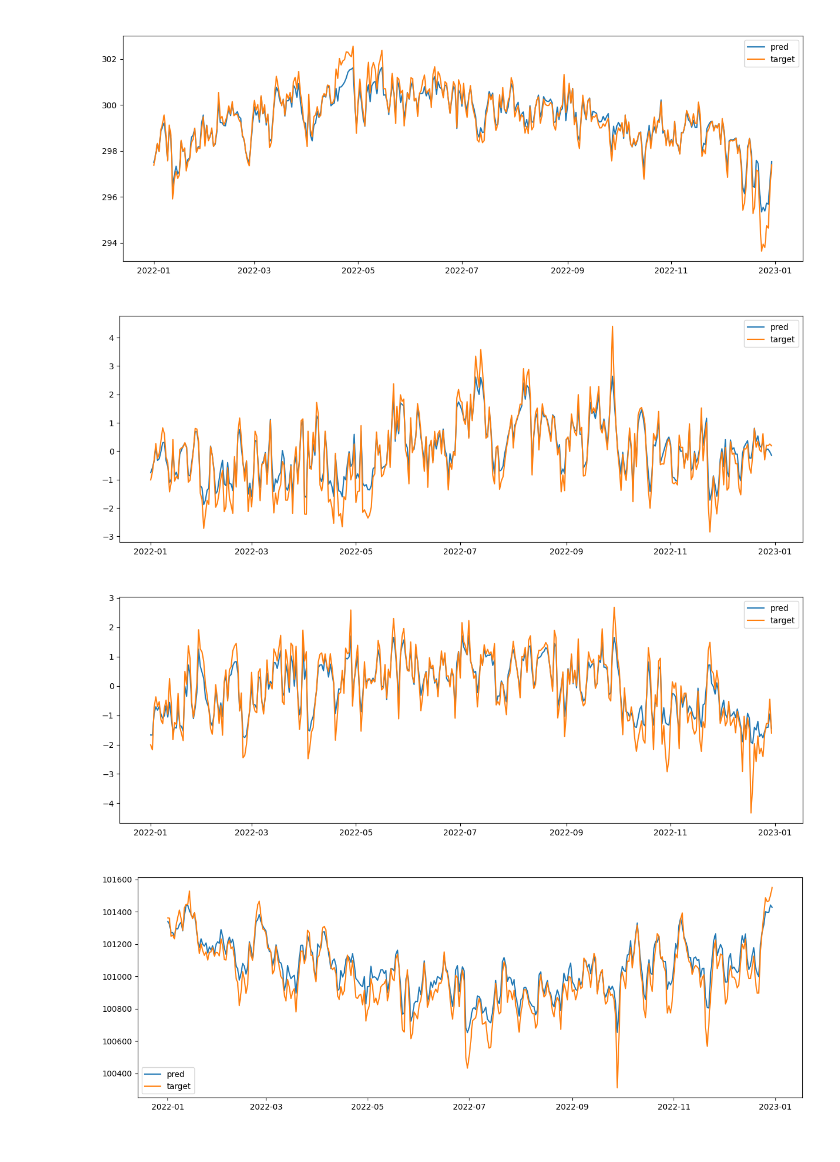
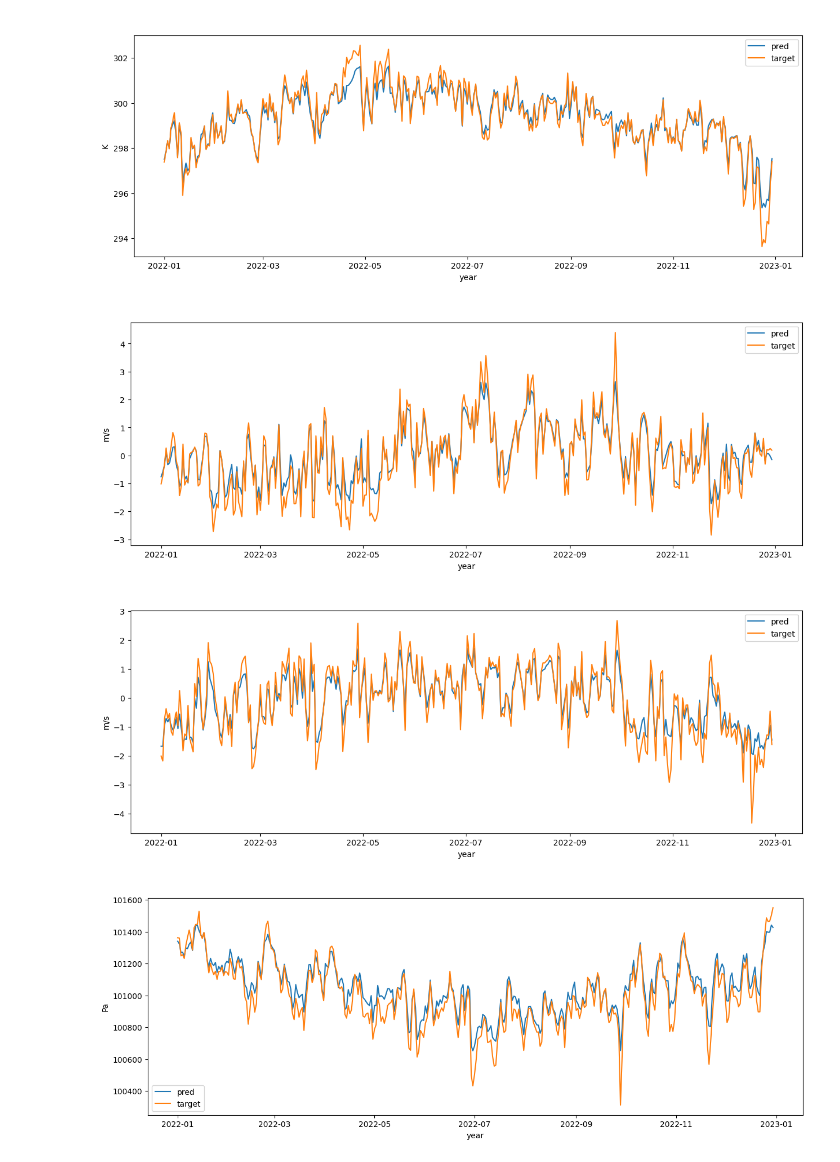
Before and after one commit to ToNguyenNgocNguyen/Weather_Forecast_in_HCM, a Jupyter notebook: prediction.ipynb, the cells around one changed output. Drawn from its saved outputs; the diff is of its cells as text; code cells hidden in the pictures.

```diff
--- a/prediction.ipynb
+++ b/prediction.ipynb
@@ -36,22 +36,24 @@ surface_df_pred.index = surface_df_target.index
 # %%
 surface_unit_dict = {"t2m": ["2m temperature", "K"],
                      "u10": ["10m u component of wind", "m/s"],
                      "v10": ["10m v component of wind", "m/s"],
                      "msl": ["mean sea level pressure", "Pa"]}
 
 for var in surface_unit_dict:
     plt.figure(figsize=(15, 5))
     plt.plot(surface_df_pred[var], label='pred')
     plt.plot(surface_df_target[var], label='target')
+    plt.xlabel("year")
+    plt.ylabel(surface_unit_dict[var][1])
     # plt.title(f"{surface_unit_dict[var][0]} ({var}) evaluation")
     plt.title(" ")
     plt.legend()
     plt.savefig(f"evaluation_plot/{var}_evaluation")
 # %% [output]
-[figure, old version]
+[figure, new version]
-[figure, old version]
+[figure, new version]
-[figure, old version]
+[figure, new version]
-[figure, old version]
+[figure, new version]
 # %%
 # Use glob to find files matching the pattern 'upper_air_*'
 file_pattern = os.path.join(directory, 'upper_air_*')
```
Also changed, not shown: parts of 1 cell of this notebook, 9 other files.
